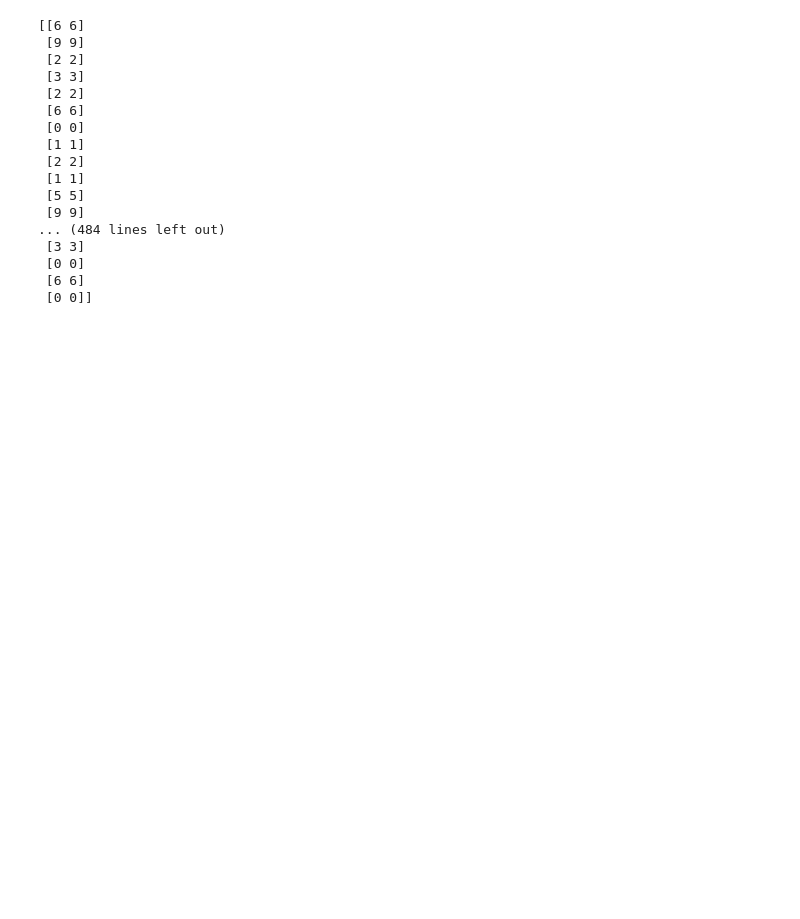
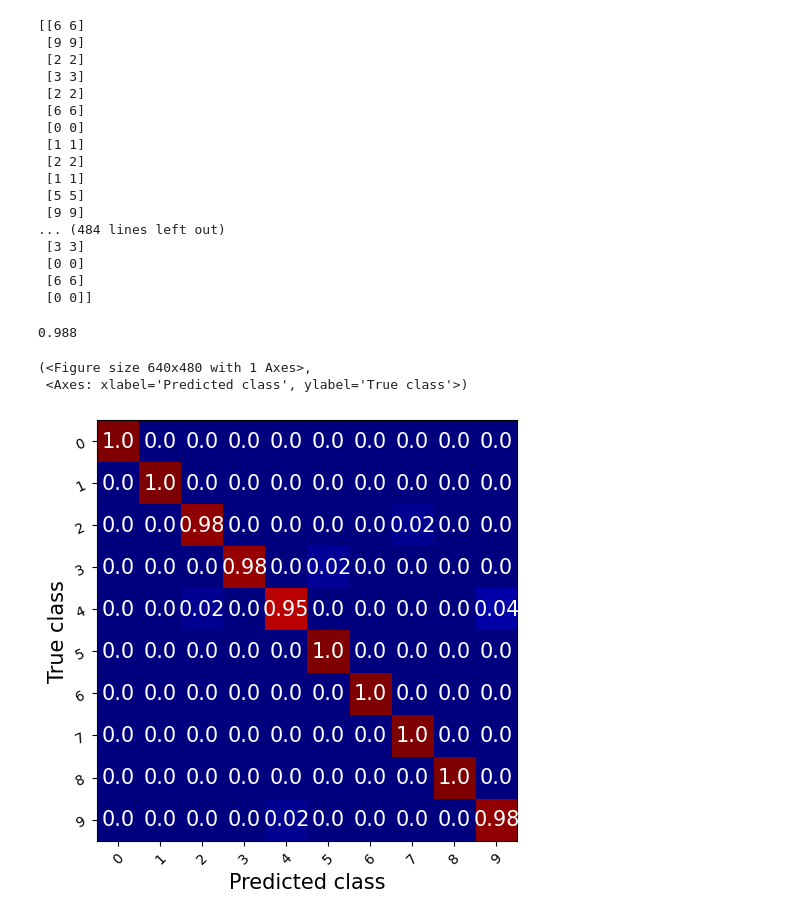
Before and after one commit to jmsaavedrar/machine_learning, a Jupyter notebook: mnist/eval_mnist.ipynb, the cells around one changed output. Saved outputs shown, nothing was run; the diff lists cells and outputs as text; code cells hidden in the pictures; blank space fills up the shorter version.

```diff
--- a/mnist/eval_mnist.ipynb
+++ b/mnist/eval_mnist.ipynb
@@ -120,13 +126,10 @@ NameError: name 'model' is not defined
 # %%
-datapath = '/home/data/MNIST-5000'
+datapath = '/content/MNIST-5000'
 fvalid = os.path.join(datapath, 'valid.txt')
 data = []
-datapath = '/home/data/MNIST-5000'
-fvalid = os.path.join(datapath, 'valid.txt')
-data = []
-
 with open(fvalid) as f :
     for fline in f :
         iname, icl = fline.split()
         iname = os.path.join(datapath, iname)
         data.append((iname, int(icl)))
+print(data)
@@ -168,3 +170,16 @@ print(result)
  [0 0]
  [6 6]
  [0 0]]
+# %%
+acc_total = np.equal(result[:,0], result[:,1]).astype(np.float32).mean()
+print(acc_total)
+# %% [output]
+0.988
+# %%
+cm = torchmetrics.ConfusionMatrix(task = 'multiclass', num_classes = 10, normalize = 'true')
+x = cm(torch.Tensor(result[:,1]), torch.Tensor(result[:,0]))
+cm.plot(x, cmap = 'jet')
+# %% [output]
+(<Figure size 640x480 with 1 Axes>,
+ <Axes: xlabel='Predicted class', ylabel='True class'>)
+[figure, added]
```
Also changed, not shown: parts of 7 cells of this notebook.
